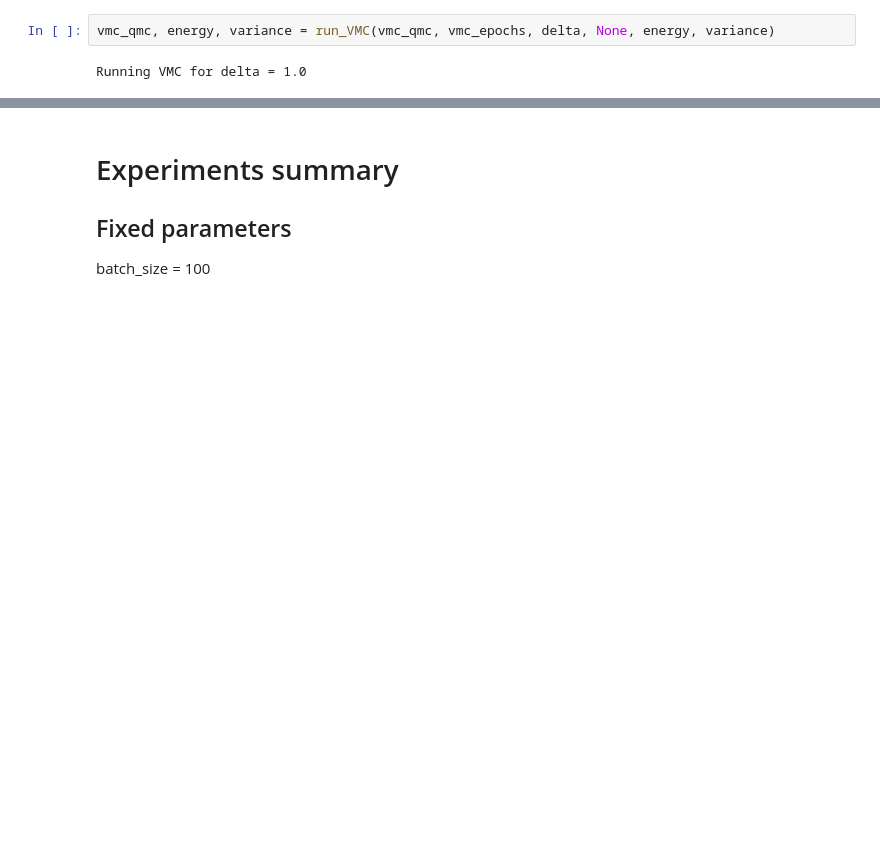
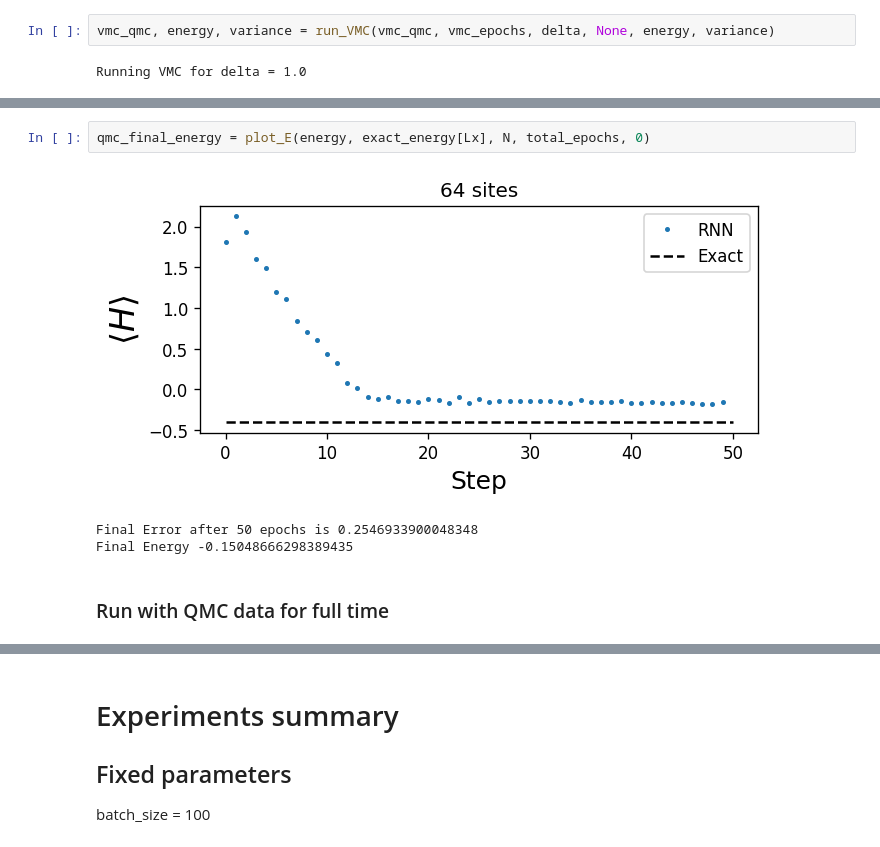
Before and after one commit to MelkoCollective/NeuralNetworks-for-Quantum, a Jupyter notebook: src_qmc_vmc/VMC_Rydberg_experiments.ipynb, the cells around one changed output, grey strips where cells are left out. Saved outputs shown, nothing was run; the diff lists cells and outputs as text; blank space fills up the shorter version.

```diff
--- a/src_qmc_vmc/VMC_Rydberg_experiments.ipynb
+++ b/src_qmc_vmc/VMC_Rydberg_experiments.ipynb
@@ -348,0 +385,8 @@ print(len(energy))
+# %%
+qmc_final_energy = plot_E(energy, exact_energy[Lx], N, total_epochs, 0)
+# %% [output]
+[figure, added]
+Final Error after 50 epochs is 0.2546933900048348
+Final Energy -0.15048666298389435
+# %% [markdown]
+### Run with QMC data for full time
```
Also changed, not shown: parts of 26 cells of this notebook, 1 other file.
